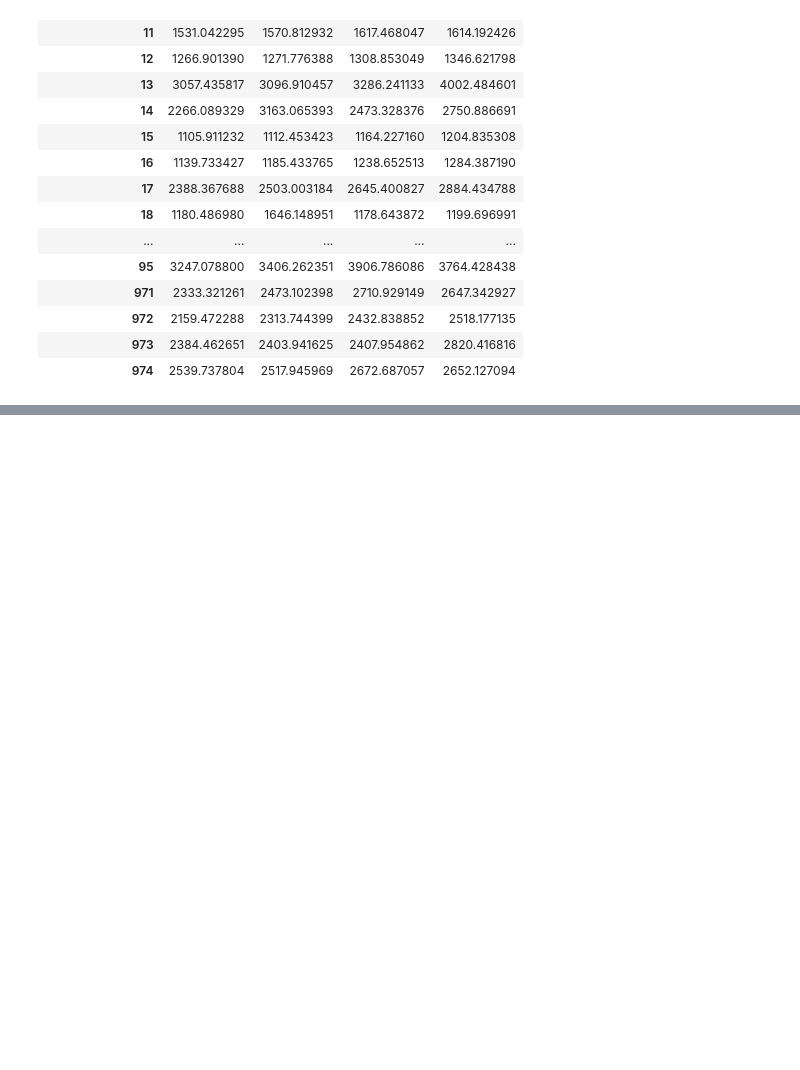
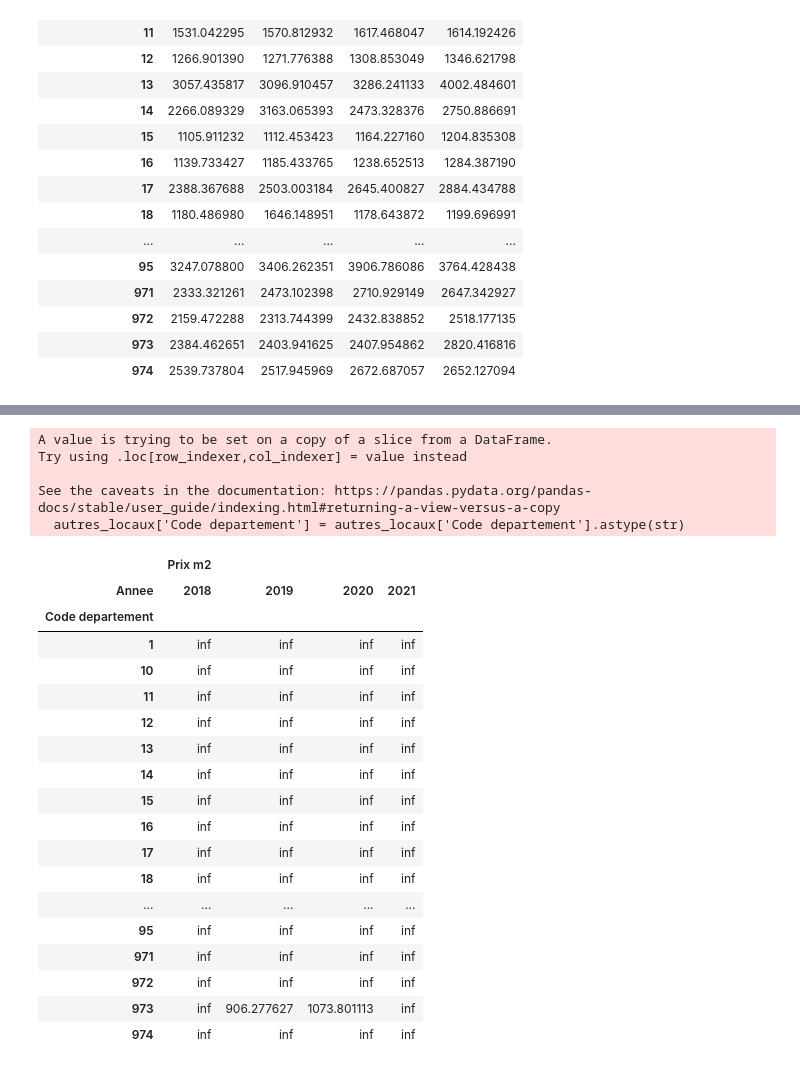
Before and after one commit to Ndeyefatou8/Machine_Learning, a Jupyter notebook: Python.ipynb, the cells around one changed output, grey strips where cells are left out. Drawn from its saved outputs; the diff is of its cells as text; code cells hidden in the pictures; blank space fills up the shorter version.

Commit message:
Prix m² suite

```diff
--- a/Python.ipynb
+++ b/Python.ipynb
@@ -106,0 +169,18 @@ tableau_croise
+# %%
+# Parcourir les lignes de votre DataFrame dfc
+for index, row in dfc.iterrows():
+    code_departement = row['Code departement']
+    annee = row['Annee']
+
+    # Assurez-vous que le code département et l'année sont valides
+    if code_departement in tableau_croise.index and annee in tableau_croise.columns:
+        prix_m2 = tableau_croise.at[code_departement, annee]
+
+        # Mettez à jour la colonne "Prix m²" dans dfc
+        dfc.at[index, 'Prix m2'] = prix_m2
+    else:
+        # Gérez le cas où les données ne sont pas disponibles dans le tableau croisé
+        dfc.at[index, 'Prix m2'] = 0  # Par exemple, remplacez par 0
+
+# Assurez-vous que la colonne "Prix m²" est de type numérique (float) si nécessaire
+dfc['Prix m2'] = dfc['Prix m2'].astype(float)
@@ -106,0 +189,4 @@ tableau_croise
+# %%
+autres_locaux=dfc[(dfc['Type local'] == 'Dépendance')  | (dfc['Type local'] == 'Local industriel. commercial ou assimilé')]
+# %%
+autres_locaux['Prix m2'] = autres_locaux['Valeur fonciere'] / autres_locaux['Surface reelle bati'].round(2)
@@ -106,0 +199,35 @@ tableau_croise
+# %%
+autres_locaux['Code departement'] = autres_locaux['Code departement'].astype(str)
+# %% [output]
+A value is trying to be set on a copy of a slice from a DataFrame.
+Try using .loc[row_indexer,col_indexer] = value instead
+
+See the caveats in the documentation: https://pandas.pydata.org/pandas-docs/stable/user_guide/indexing.html#returning-a-view-versus-a-copy
+  autres_locaux['Code departement'] = autres_locaux['Code departement'].astype(str)
+# %%
+# On utilise pivot_table pour créer un tableau croisé avec le prix au mètre carré en fonction du département et de l'année
+tableau_croise_2 = pd.pivot_table(autres_locaux, values=['Prix m2'], index=['Code departement'], columns=['Annee'], aggfunc='mean')
+
+#Pour afficher le tableau entier, utiliser l'option:
+pd.set_option('display.max_rows', None)
+tableau_croise_2
+# %% [output]
+|  | Prix m2 |  |  |  |
+| Annee | 2018 | 2019 | 2020 | 2021 |
+| Code departement |  |  |  |  |
+| 1 | inf | inf | inf | inf |
+| 10 | inf | inf | inf | inf |
+| 11 | inf | inf | inf | inf |
+| 12 | inf | inf | inf | inf |
+| 13 | inf | inf | inf | inf |
+| 14 | inf | inf | inf | inf |
+| 15 | inf | inf | inf | inf |
+| 16 | inf | inf | inf | inf |
+| 17 | inf | inf | inf | inf |
+| 18 | inf | inf | inf | inf |
+| ... | ... | ... | ... | ... |
+| 95 | inf | inf | inf | inf |
+| 971 | inf | inf | inf | inf |
+| 972 | inf | inf | inf | inf |
+| 973 | inf | 906.277627 | 1073.801113 | inf |
+| 974 | inf | inf | inf | inf |
```
Also changed, not shown: parts of 19 cells of this notebook.
